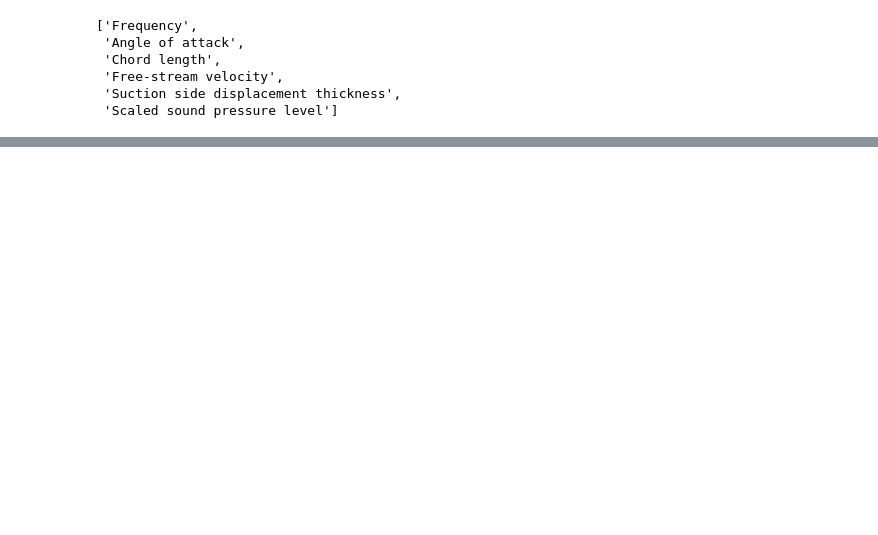
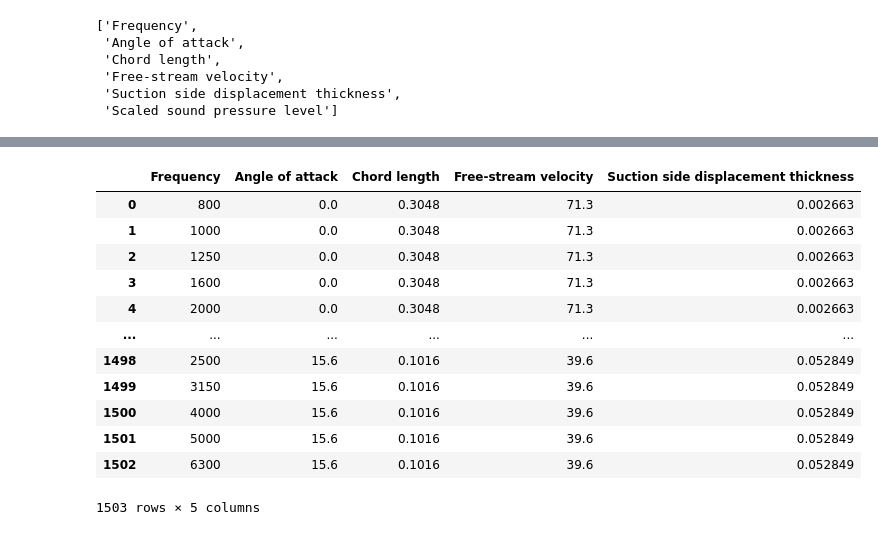
Before and after one commit to FazlullahBokhari/Machine-Learning, a Jupyter notebook: Untitled.ipynb, the cells around one changed output, grey strips where cells are left out. Saved outputs shown, nothing was run; the diff lists cells and outputs as text; code cells hidden in the pictures; blank space fills up the shorter version.

```diff
--- a/Untitled.ipynb
+++ b/Untitled.ipynb
@@ -22,3 +22,20 @@ df.head()
 | 2 | 1250 | 0.0 | 0.3048 | 71.3 | 0.002663 | ... |
 | 3 | 1600 | 0.0 | 0.3048 | 71.3 | 0.002663 | ... |
 | 4 | 2000 | 0.0 | 0.3048 | 71.3 | 0.002663 | ... |
+# %%
+X = df.iloc[:,:-1]
+X
+# %% [output]
+|  | Frequency | Angle of attack | Chord length | Free-stream velocity | Suction side displacement thickness |
+| 0 | 800 | 0.0 | 0.3048 | 71.3 | 0.002663 |
+| 1 | 1000 | 0.0 | 0.3048 | 71.3 | 0.002663 |
+| 2 | 1250 | 0.0 | 0.3048 | 71.3 | 0.002663 |
+| 3 | 1600 | 0.0 | 0.3048 | 71.3 | 0.002663 |
+| 4 | 2000 | 0.0 | 0.3048 | 71.3 | 0.002663 |
+| ... | ... | ... | ... | ... | ... |
+| 1498 | 2500 | 15.6 | 0.1016 | 39.6 | 0.052849 |
+| 1499 | 3150 | 15.6 | 0.1016 | 39.6 | 0.052849 |
+| 1500 | 4000 | 15.6 | 0.1016 | 39.6 | 0.052849 |
+| 1501 | 5000 | 15.6 | 0.1016 | 39.6 | 0.052849 |
+| 1502 | 6300 | 15.6 | 0.1016 | 39.6 | 0.052849 |
+1503 rows × 5 columns
```
Also changed, not shown: parts of 6 cells of this notebook.
